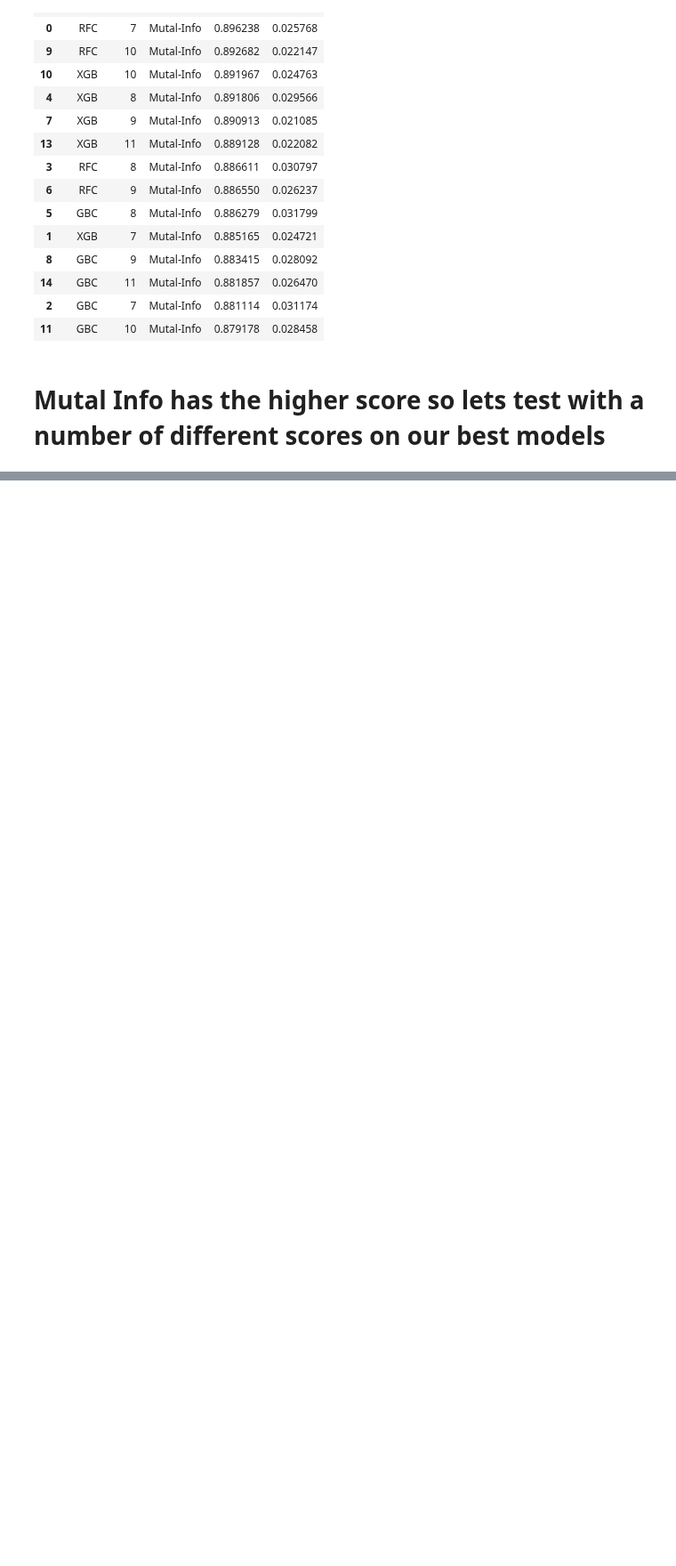
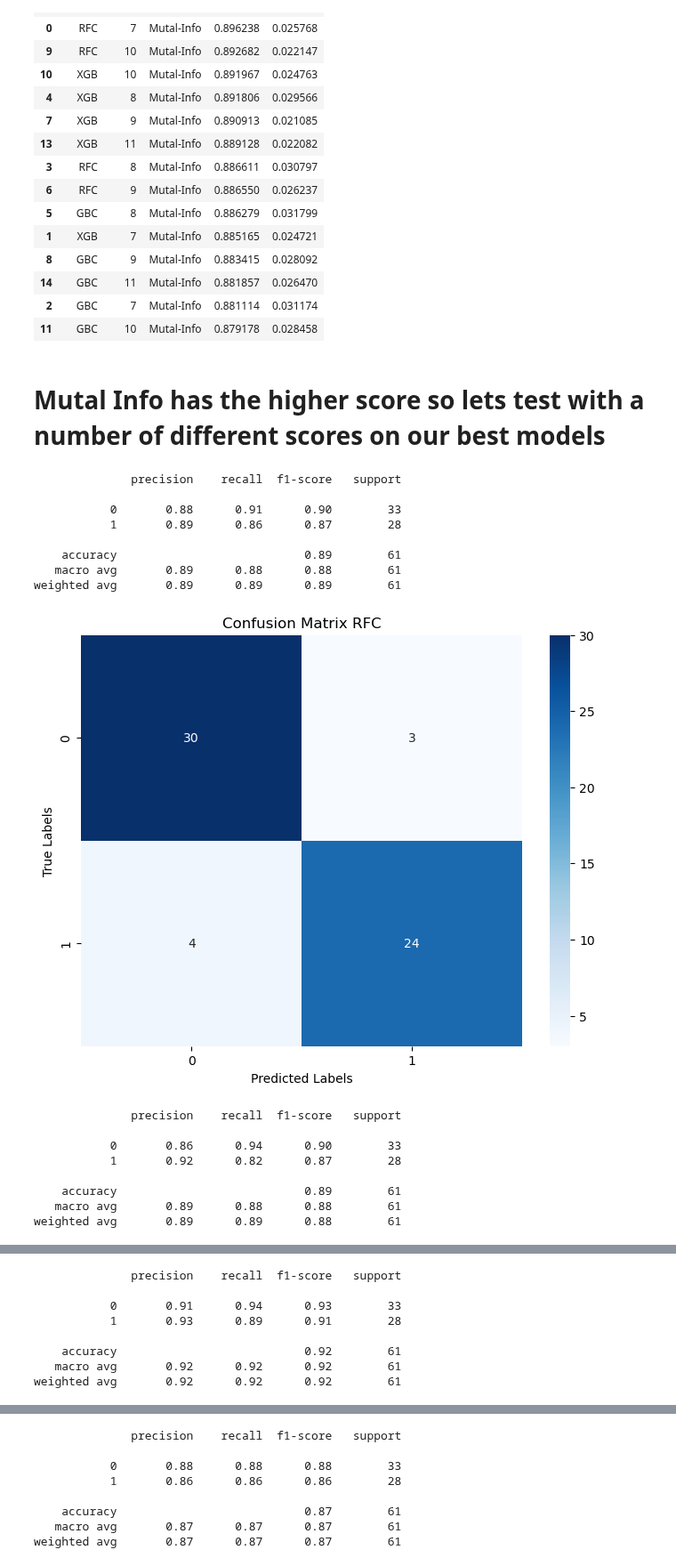
Before and after one commit to MaukanMir/Survival-Patient-Heart-Failure-Classification, a Jupyter notebook: training.ipynb, the cells around one changed output, grey strips where cells are left out. Shown at 89% size. Drawn from its saved outputs; the diff is of its cells as text; code cells hidden in the pictures; blank space fills up the shorter version.

Commit message:
added new models

```diff
--- a/training.ipynb
+++ b/training.ipynb
@@ -898,10 +938,29 @@ Average total Score: 0.8881256457014188
 # %%
 names = ["RFC", "XGB", "GBC", "SVC"]
 models = [
-  RandomForestClassifier(max_depth=20,min_samples_leaf=1,min_samples_split=2,n_estimators=100),
+  RandomForestClassifier(max_depth=None,min_samples_leaf=1,min_samples_split=10,n_estimators=100),
   XGBClassifier(learning_rate=0.1,max_depth=7,n_estimators=200),
-  GradientBoostingClassifier(learning_rate=0.2,max_depth=5, n_estimators=200)
+  GradientBoostingClassifier(learning_rate=0.1,max_depth=3, n_estimators=300),
+  SVC(C=0.8, kernel='rbf')
 ]
-variance_window = range(7,11+1)
+
 metric = mutual_info_classif
-test_k_best_columns(names, models, X_bl, y_bl, metric,'Mutal-Info', variance_window)
+test_train_test_val_splits_on_models(names, models, X_bl, y_bl, 8,'Mutal-Info', metric)
+# %% [output]
+              precision    recall  f1-score   support
+
+           0       0.88      0.91      0.90        33
+           1       0.89      0.86      0.87        28
+
+    accuracy                           0.89        61
+   macro avg       0.89      0.88      0.88        61
+weighted avg       0.89      0.89      0.89        61
+[figure, added]
+              precision    recall  f1-score   support
+
+           0       0.86      0.94      0.90        33
+           1       0.92      0.82      0.87        28
+
+    accuracy                           0.89        61
+   macro avg       0.89      0.88      0.88        61
+weighted avg       0.89      0.89      0.88        61
@@ -907,0 +968,8 @@ test_k_best_columns(names, models, X_bl, y_bl, metric,'Mutal-Info', variance_win
+              precision    recall  f1-score   support
+
+           0       0.91      0.94      0.93        33
+           1       0.93      0.89      0.91        28
+
+    accuracy                           0.92        61
+   macro avg       0.92      0.92      0.92        61
+weighted avg       0.92      0.92      0.92        61
@@ -907,0 +977,8 @@ test_k_best_columns(names, models, X_bl, y_bl, metric,'Mutal-Info', variance_win
+              precision    recall  f1-score   support
+
+           0       0.88      0.88      0.88        33
+           1       0.86      0.86      0.86        28
+
+    accuracy                           0.87        61
+   macro avg       0.87      0.87      0.87        61
+weighted avg       0.87      0.87      0.87        61
```
Also changed, not shown: parts of 5 cells of this notebook.
